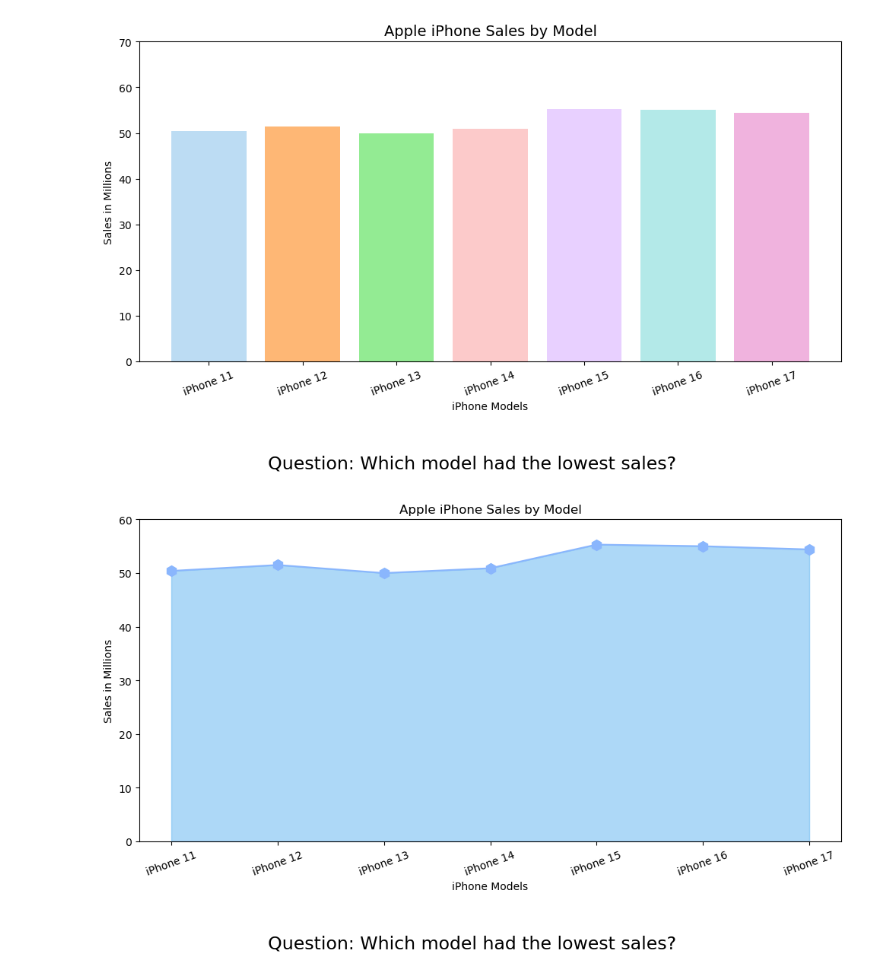
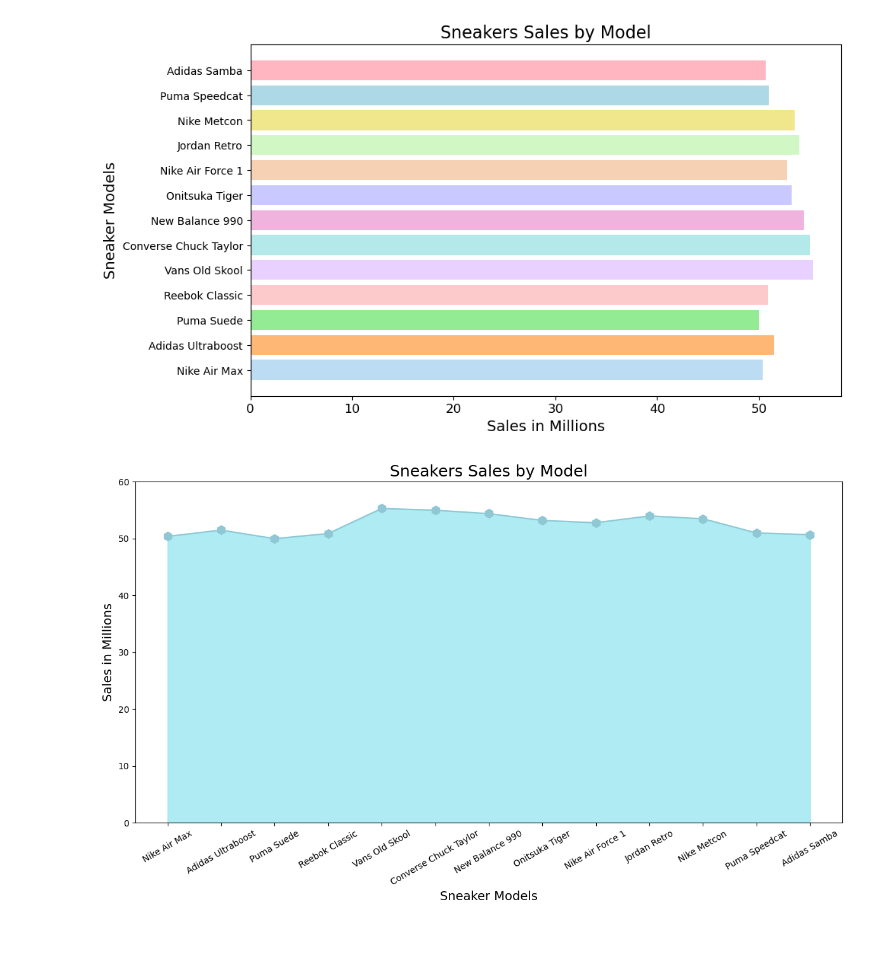
Before and after one commit to Youcheng9/Data-Visualization-Project-1, a Jupyter notebook: data6.ipynb, the cells around one changed output. Cells and saved outputs as stored; diff of their text form; code cells hidden in the pictures; blank space fills up the shorter version.

```diff
--- a/data6.ipynb
+++ b/data6.ipynb
@@ -1,51 +1,42 @@
 # %%
-# ~~~~~~~~ Apple Iphone Sales by Model ~~~~~~~~
+# ~~~~~~~~ Sneakers Sales by Model ~~~~~~~~
 import matplotlib.pyplot as plt
 
-labels = ['iPhone 11', 'iPhone 12', 'iPhone 13',
-          'iPhone 14', 'iPhone 15', 'iPhone 16', 'iPhone 17']
-sales = [50.4, 51.5, 50.0, 50.9, 55.3, 55.0, 54.4]
+labels = ['Nike Air Max', 'Adidas Ultraboost', 'Puma Suede',
+          'Reebok Classic', 'Vans Old Skool', 'Converse Chuck Taylor',
+          'New Balance 990', 'Onitsuka Tiger', 'Nike Air Force 1',
+          'Jordan Retro', 'Nike Metcon', 'Puma Speedcat',
+          'Adidas Samba']
+sales = [50.4, 51.5, 50.0, 50.9, 55.3, 55.0, 54.4, 53.2, 52.8, 54.0, 53.5, 51.0, 50.7]
 
 
-fig = plt.figure(figsize=(10, 6))
-fig.text(
-    0.5, 0.000001,
-    "Question: Which model had the lowest sales?",
-    ha='center',
-    fontsize=17
-)
+plt.figure(figsize=(10, 6))
 
-plt.bar(labels, sales, color=["#bcdcf3", "#feb775", "#93eb93", "#fccaca", "#e8d0ff", "#b3e9e8", "#f0b3de"])
-plt.xlabel('iPhone Models')
-plt.ylabel('Sales in Millions')
-plt.title('Apple iPhone Sales by Model', fontsize=14)
-
-plt.xticks(rotation=20)
-plt.ylim(0, 70)
-plt.tight_layout(rect=[0, 0.1, 1, 1])
+plt.barh(labels, sales, color=["#bcdcf3", "#feb775", "#93eb93",
+                              "#fccaca", "#e8d0ff", "#b3e9e8",
+                              "#f0b3de", "#c9c9ff", "#f7d1b3",
+                              "#d1f7c4", "#f0e68c", "#add8e6",
+                              "#ffb6c1"])
+plt.ylabel('Sneaker Models', fontsize=14)
+plt.xlabel('Sales in Millions', fontsize=14)
+plt.title('Sneakers Sales by Model', fontsize=16)
+plt.xticks(fontsize=12)
 plt.show()
 # %% [output]
-[figure, old version]
+[figure, new version]
 # %%
 # ~~~~~~~~~ Area Chart ~~~~~~~~~
 
-fig = plt.figure(figsize=(10, 6))
-fig.text(
-    0.5, 0.000001,
-    "Question: Which model had the lowest sales?",
-    ha='center',
-    fontsize=17
-)
-plt.fill_between(labels, sales, color="#5cb3f1", alpha=0.5)
-plt.plot(labels, sales, marker='h', markersize=10, color="#8ab6fd")
-plt.xlabel('iPhone Models')
-plt.ylabel('Sales in Millions')
-plt.title('Apple iPhone Sales by Model')
-plt.xticks(rotation=20)
+plt.figure(figsize=(12, 8))
+
+plt.fill_between(labels, sales, color="#60d9e7", alpha=0.5)
+plt.plot(labels, sales, marker='h', markersize=10, color="#8fc7d5")
+plt.xlabel('Sneaker Models', fontsize=14)
+plt.ylabel('Sales in Millions', fontsize=14)
+plt.title('Sneakers Sales by Model', fontsize=18)
+plt.xticks(rotation=30)
 plt.ylim(0, 60)
 plt.tight_layout(rect=[0, 0.1, 1, 1])
-
-
 plt.show()
 # %% [output]
-[figure, old version]
+[figure, new version]
```
Also changed, not shown: 6 other files.
